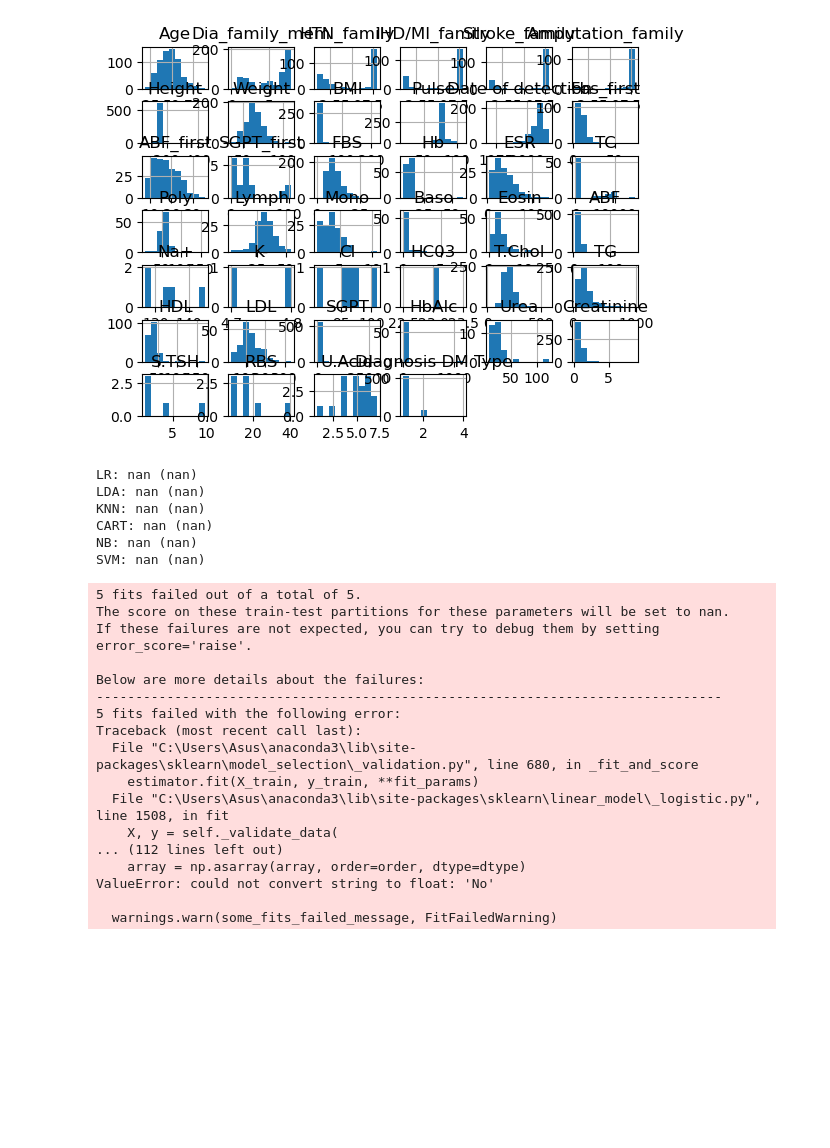
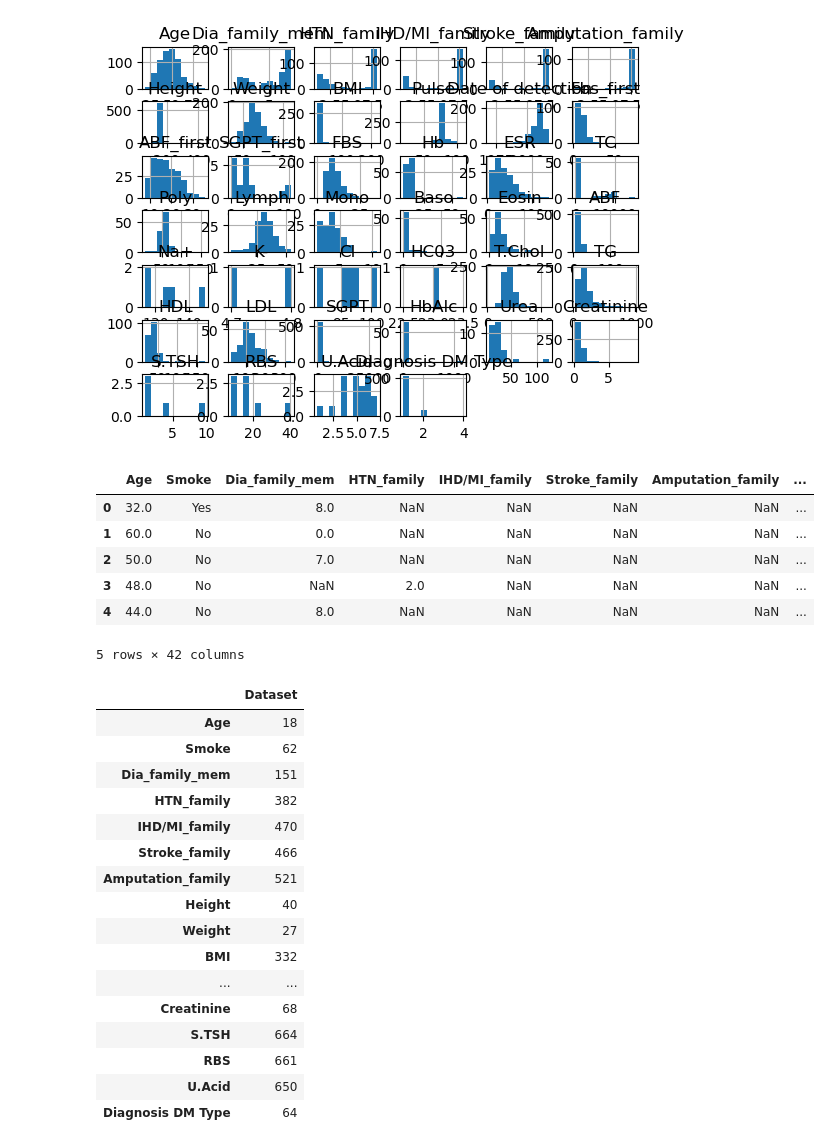
Before and after one commit to charmypappittosan/pythonproject, a Jupyter notebook: Untitled1.ipynb, the cells around one changed output. Saved outputs shown, nothing was run; the diff lists cells and outputs as text; code cells hidden in the pictures; blank space fills up the shorter version.

```diff
--- a/Untitled1.ipynb
+++ b/Untitled1.ipynb
@@ -45,5 +52,5 @@ from sklearn.svm import SVC
 # %%
-url="E:\Downloads\Khidmah_Data.xlsx"
+url="F:\Downloads\Khidmah_Data.xlsx"
 dataset=pandas.read_excel(url);
 # %%
 print(dataset)
@@ -110,44 +117,34 @@ x_train,x_test,y_train,y_test=model_selection.train_test_split(x,y,test_size=val
 seed=7
 scoring='accuracy'
 # %%
-# check algorithm
-models=[]
-models.append(('LR',LogisticRegression()))
-models.append(('LDA',LinearDiscriminantAnalysis()))
-models.append(('KNN',KNeighborsClassifier()))
-models.append(('CART',DecisionTreeClassifier()))
-models.append(('NB',GaussianNB()))
-models.append(('SVM',SVC()))
-results=[]
-names=[]
-for name, model in models:
-    kfold = model_selection.KFold(n_splits=5,shuffle=True, random_state=seed)
-    cv_results=model_selection.cross_val_score(model,x_train,y_train,cv=kfold,scoring=scoring)
-    results.append(cv_results)
-    names.append(name)
-    msg="%s: %f (%f)" % (name,cv_results.mean(),cv_results.std())
-    print(msg)
+dataset.head(5)
 # %% [output]
+|  | Age | Smoke | Dia_family_mem | HTN_family | IHD/MI_family | Stroke_family | Amputation_family | ... |
+| 0 | 32.0 | Yes | 8.0 | NaN | NaN | NaN | NaN | ... |
+| 1 | 60.0 | No | 0.0 | NaN | NaN | NaN | NaN | ... |
+| 2 | 50.0 | No | 7.0 | NaN | NaN | NaN | NaN | ... |
+| 3 | 48.0 | No | NaN | 2.0 | NaN | NaN | NaN | ... |
+| 4 | 44.0 | No | 8.0 | NaN | NaN | NaN | NaN | ... |
-LR: nan (nan)
-LDA: nan (nan)
-KNN: nan (nan)
-CART: nan (nan)
-NB: nan (nan)
-SVM: nan (nan)
+5 rows × 42 columns
-5 fits failed out of a total of 5.
-The score on these train-test partitions for these parameters will be set to nan.
-If these failures are not expected, you can try to debug them by setting error_score='raise'.
-
-Below are more details about the failures:
---------------------------------------------------------------------------------
-5 fits failed with the following error:
-Traceback (most recent call last):
-  File "C:\Users\Asus\anaconda3\lib\site-packages\sklearn\model_selection\_validation.py", line 680, in _fit_and_score
-    estimator.fit(X_train, y_train, **fit_params)
-  File "C:\Users\Asus\anaconda3\lib\site-packages\sklearn\linear_model\_logistic.py", line 1508, in fit
-    X, y = self._validate_data(
-... (112 lines left out)
-    array = np.asarray(array, order=order, dtype=dtype)
-ValueError: could not convert string to float: 'No'
-
-  warnings.warn(some_fits_failed_message, FitFailedWarning)
+# %%
+#checking for missing data
+Nas=pandas.concat([dataset.isnull().sum()],axis=1,keys=["Dataset"])
+Nas[Nas.sum(axis=1)>0]
+# %% [output]
+|  | Dataset |
+| Age | 18 |
+| Smoke | 62 |
+| Dia_family_mem | 151 |
+| HTN_family | 382 |
+| IHD/MI_family | 470 |
+| Stroke_family | 466 |
+| Amputation_family | 521 |
+| Height | 40 |
+| Weight | 27 |
+| BMI | 332 |
+| ... | ... |
+| Creatinine | 68 |
+| S.TSH | 664 |
+| RBS | 661 |
+| U.Acid | 650 |
+| Diagnosis DM Type | 64 |
```
Also changed, not shown: parts of 8 cells of this notebook.
